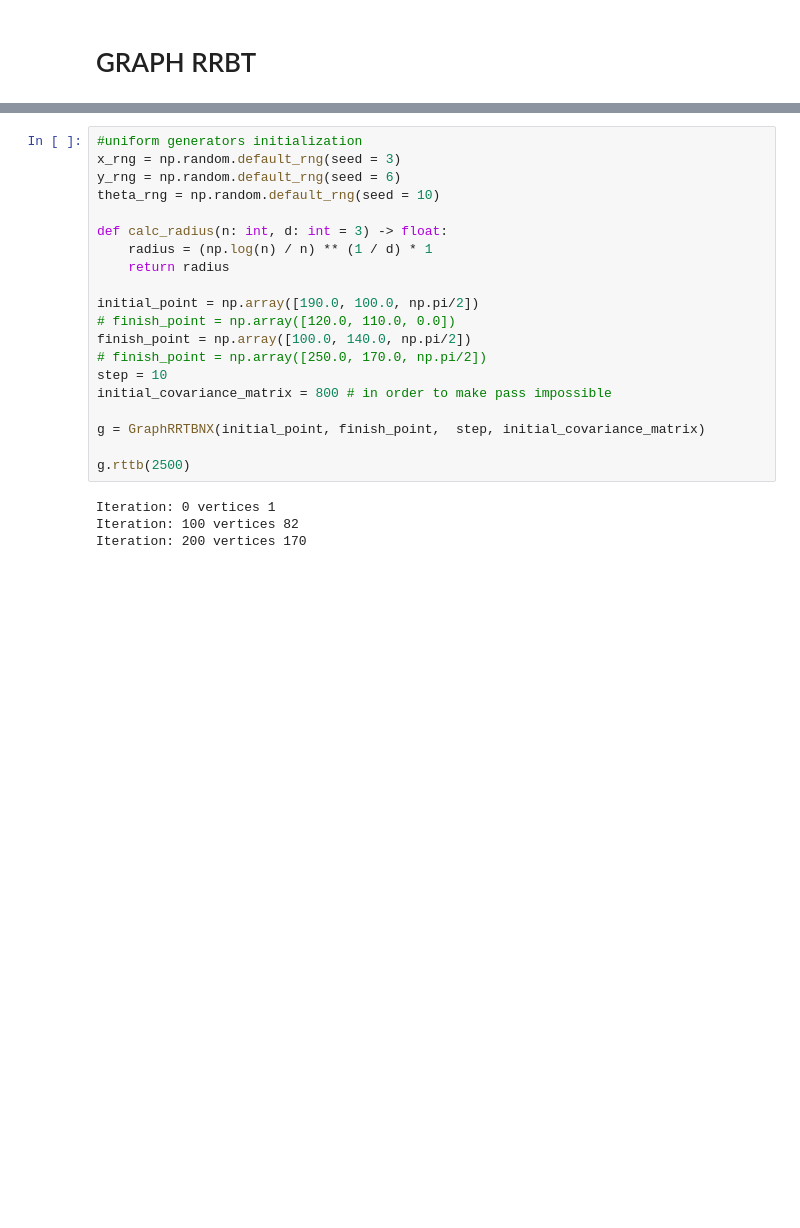
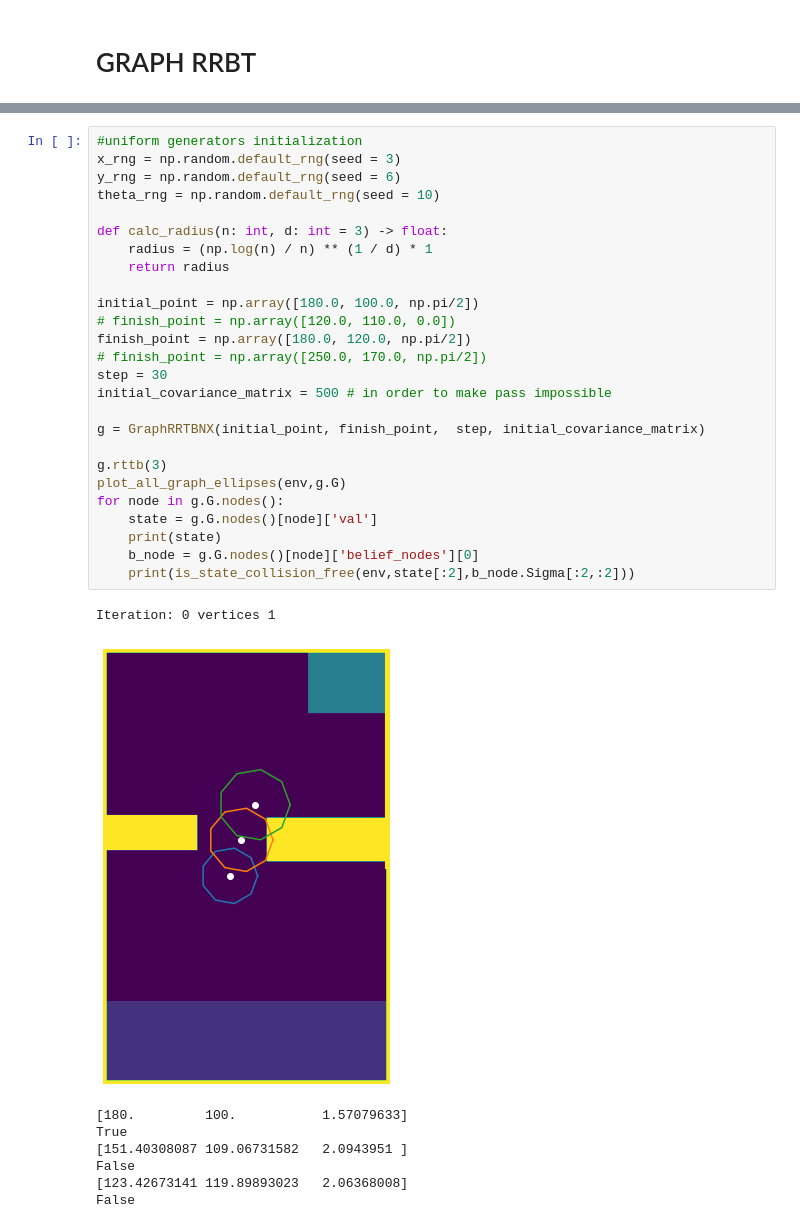
Before and after one commit to KaziiBotashev/RRBT, a Jupyter notebook: RRBT.ipynb, the cells around one changed output, grey strips where cells are left out. Saved outputs shown, nothing was run; the diff lists cells and outputs as text; blank space fills up the shorter version.

Commit message:
first cleaning iteration. Some Tests are added

```diff
--- a/RRBT.ipynb
+++ b/RRBT.ipynb
@@ -435,27 +251,38 @@ class GraphRRTBNX:
 # %%
 #uniform generators initialization
 x_rng = np.random.default_rng(seed = 3)
 y_rng = np.random.default_rng(seed = 6)
 theta_rng = np.random.default_rng(seed = 10)
 
 def calc_radius(n: int, d: int = 3) -> float:
     radius = (np.log(n) / n) ** (1 / d) * 1
     return radius
 
-initial_point = np.array([190.0, 100.0, np.pi/2])
+initial_point = np.array([180.0, 100.0, np.pi/2])
 # finish_point = np.array([120.0, 110.0, 0.0])
-finish_point = np.array([100.0, 140.0, np.pi/2])
+finish_point = np.array([180.0, 120.0, np.pi/2])
 # finish_point = np.array([250.0, 170.0, np.pi/2])
-step = 10
-initial_covariance_matrix = 800 # in order to make pass impossible
+step = 30
+initial_covariance_matrix = 500 # in order to make pass impossible
 
 g = GraphRRTBNX(initial_point, finish_point,  step, initial_covariance_matrix)
 
-g.rttb(2500)
+g.rttb(3)
+plot_all_graph_ellipses(env,g.G)
+for node in g.G.nodes():
+    state = g.G.nodes()[node]['val']
+    print(state)
+    b_node = g.G.nodes()[node]['belief_nodes'][0]
+    print(is_state_collision_free(env,state[:2],b_node.Sigma[:2,:2]))
 # %% [output]
 Iteration: 0 vertices 1
-Iteration: 100 vertices 82
-Iteration: 200 vertices 170
+[figure, added]
+[180.         100.           1.57079633]
+True
+[151.40308087 109.06731582   2.0943951 ]
+False
+[123.42673141 119.89893023   2.06368008]
+False
 # %%
 goal_radius = 10
 
```
Also changed, not shown: parts of 10 cells of this notebook, 7 other files.
